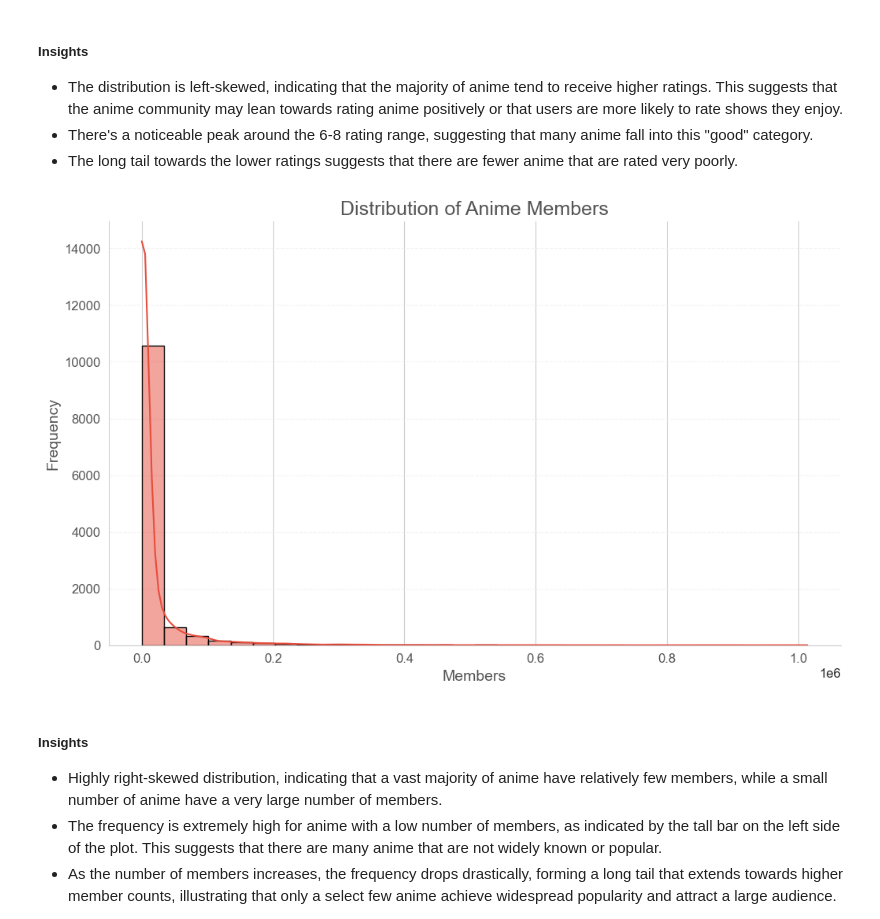
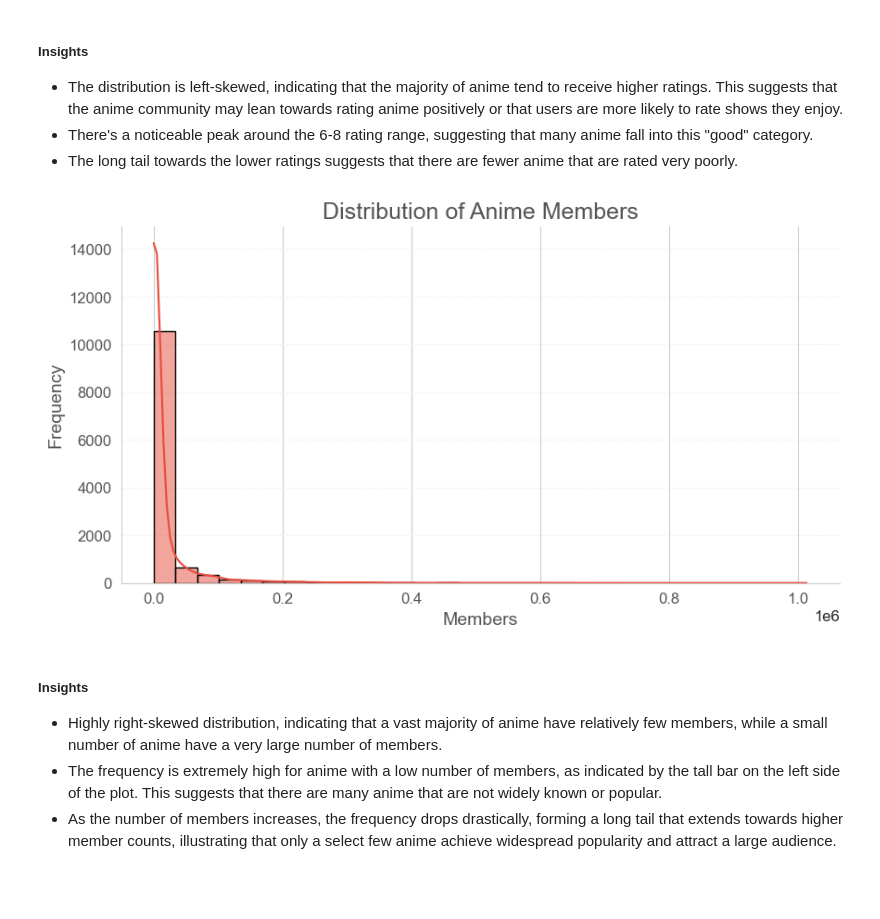
Before and after one commit to Busisiwe-Mbewe/Explore-Unsupervised-Learning-Project, a Jupyter notebook: anime_recommender.ipynb, the cells around one changed output. Drawn from its saved outputs; the diff is of its cells as text; code cells hidden in the pictures; blank space fills up the shorter version.

```diff
--- a/anime_recommender.ipynb
+++ b/anime_recommender.ipynb
@@ -382,19 +384,19 @@ plt.show()
 - The long tail towards the lower ratings suggests that there are fewer anime that are rated very poorly.
 # %%
 # 2. Distribution of Members:
-plt.figure(figsize=(12, 7))
+plt.figure(figsize=(10, 5))
 sns.histplot(anime_df['members'], bins=30, kde=True, color=secondary_color, edgecolor='black')
 plt.title('Distribution of Anime Members', color=neutral_color)
 plt.xlabel('Members', color=neutral_color)
 plt.ylabel('Frequency', color=neutral_color)
 plt.xticks(color=neutral_color)
 plt.yticks(color=neutral_color)
 plt.grid(axis='y', linestyle='--', alpha=0.7, color=light_gray)
 plt.gca().spines['top'].set_visible(False)
 plt.gca().spines['right'].set_visible(False)
 plt.show()
 # %% [output]
-[figure, old version]
+[figure, new version]
 # %% [markdown]
 ##### Insights
 
```
Also changed, not shown: parts of 11 cells of this notebook, 1 other file.
